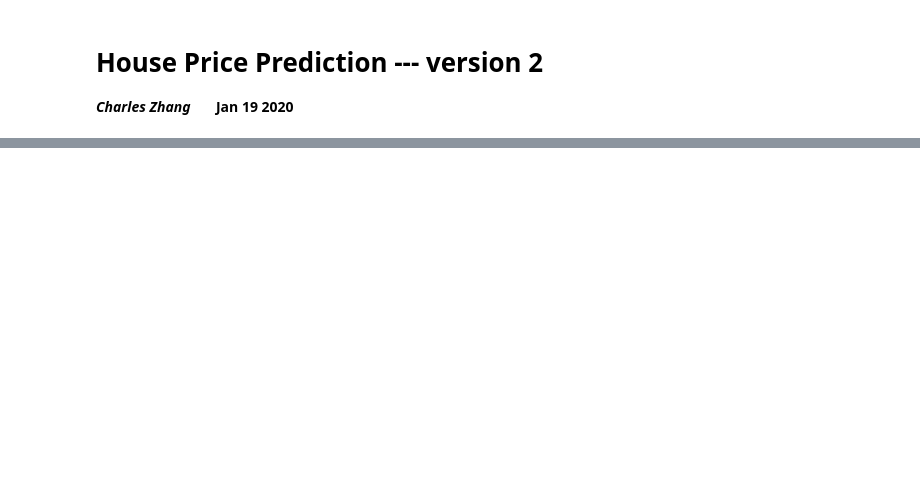
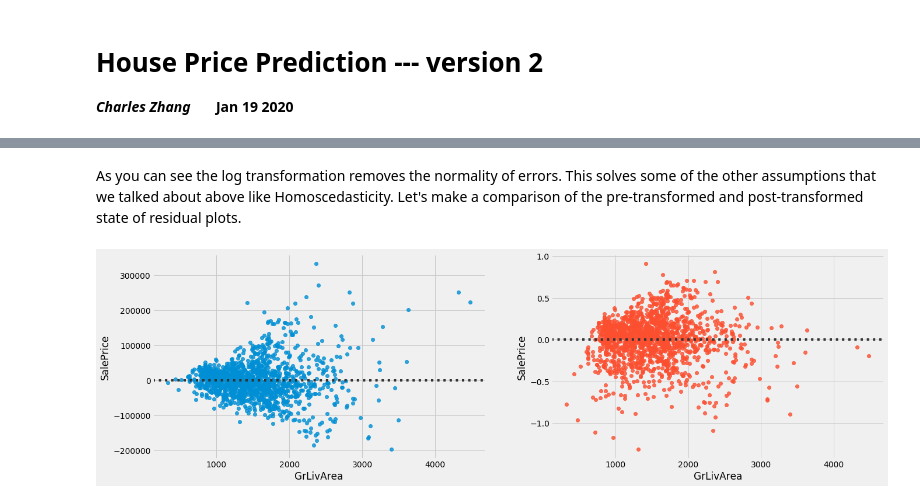
Before and after one commit to zcczhang/House_Price_Prediction_Model, a Jupyter notebook: house_price_prediction_v2.ipynb, the cells around one changed output, grey strips where cells are left out. Cells and saved outputs as stored; diff of their text form; code cells hidden in the pictures; blank space fills up the shorter version.

```diff
--- a/house_price_prediction_v2.ipynb
+++ b/house_price_prediction_v2.ipynb
@@ -463,0 +195,11 @@ submission.to_csv("submission.csv", index=False)
+# %% [markdown]
+As you can see the log transformation removes the normality of errors. This solves some of the other assumptions that we talked about above like Homoscedasticity. Let's make a comparison of the pre-transformed and post-transformed state of residual plots.
+# %%
+## Customizing grid for two plots.
+fig, (ax1, ax2) = plt.subplots(figsize = (20,6), ncols=2, sharey = False, sharex=False)
+## doing the first scatter plot.
+sns.residplot(x = previous_train.GrLivArea, y = previous_train.SalePrice, ax = ax1)
+## doing the scatter plot for GrLivArea and SalePrice.
+sns.residplot(x = train.GrLivArea, y = train.SalePrice, ax = ax2);
+# %% [output]
+[figure, added]
```
Also changed, not shown: parts of 116 cells of this notebook, 4 other files.
